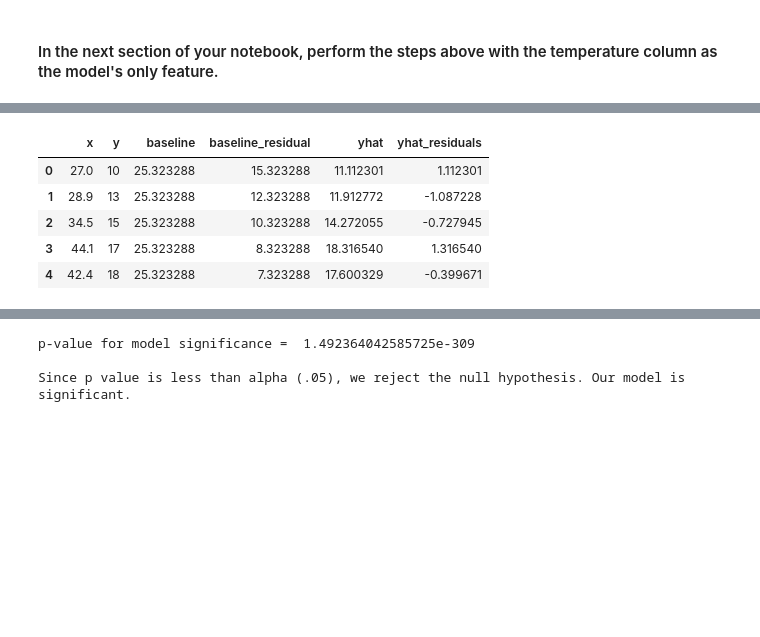
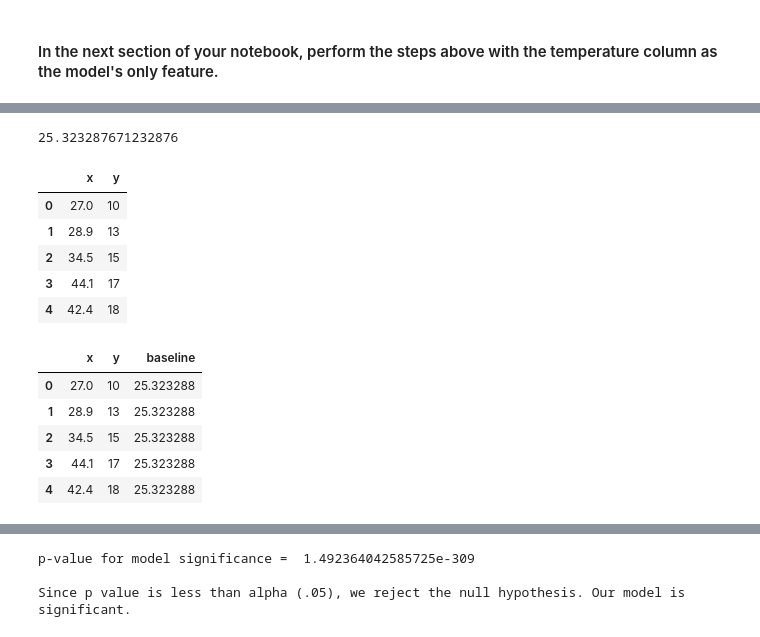
Before and after one commit to SamuelD-Data/regression-exercises, a Jupyter notebook: evaluate.ipynb, the cells around one changed output, grey strips where cells are left out. Cells and saved outputs as stored; diff of their text form; code cells hidden in the pictures; blank space fills up the shorter version.

```diff
--- a/evaluate.ipynb
+++ b/evaluate.ipynb
@@ -342,10 +385,11 @@ Since the rainfall log model has a lower SSE, I would prefer it over the rainfal
+# %%
+# setting baseline as mean of sales
+baseline = df.sales.mean()
+
+baseline
+# %% [output]
+25.323287671232876
 # %%
-# acquiring data
-df = pd.read_csv("https://gist.githubusercontent.com/ryanorsinger/9867c96ddb56626e9aac94d8e92dabdf/raw/45f9a36a8871ac0e24317704ed0072c9dded1327/lemonade_regression.csv")
-
-# setting baseline as mean of sales
-baseline = df.sales.mean()
-
 # creating empty df for residuals
 residuals = pd.DataFrame()
 
@@ -355,26 +399,23 @@ residuals['x'] = df.temperature
 # setting y column to targeted variable, sales
 residuals["y"] = df.sales
 
-# creating baseline column to hold baseline predictions
-residuals["baseline"] = baseline
-
-# calculating baseline residual values
-residuals["baseline_residual"] = residuals.baseline - residuals.y
-
-# creating model and fitting it to sales data
-model = ols('sales ~ temperature', data=df).fit()
-
-# predicting sales using model
-residuals["yhat"] = model.predict()
-
-# calculating residual values
-residuals["yhat_residuals"] = residuals.yhat - residuals.y
-
 residuals.head()
 # %% [output]
-|  | x | y | baseline | baseline_residual | yhat | yhat_residuals |
-| 0 | 27.0 | 10 | 25.323288 | 15.323288 | 11.112301 | 1.112301 |
-| 1 | 28.9 | 13 | 25.323288 | 12.323288 | 11.912772 | -1.087228 |
-| 2 | 34.5 | 15 | 25.323288 | 10.323288 | 14.272055 | -0.727945 |
-| 3 | 44.1 | 17 | 25.323288 | 8.323288 | 18.316540 | 1.316540 |
-| 4 | 42.4 | 18 | 25.323288 | 7.323288 | 17.600329 | -0.399671 |
+|  | x | y |
+| 0 | 27.0 | 10 |
+| 1 | 28.9 | 13 |
+| 2 | 34.5 | 15 |
+| 3 | 44.1 | 17 |
+| 4 | 42.4 | 18 |
+# %%
+# creating baseline column to hold baseline predictions
+residuals["baseline"] = baseline
+
+residuals.head()
+# %% [output]
+|  | x | y | baseline |
+| 0 | 27.0 | 10 | 25.323288 |
+| 1 | 28.9 | 13 | 25.323288 |
+| 2 | 34.5 | 15 | 25.323288 |
+| 3 | 44.1 | 17 | 25.323288 |
+| 4 | 42.4 | 18 | 25.323288 |
```
Also changed, not shown: parts of 9 cells of this notebook.
